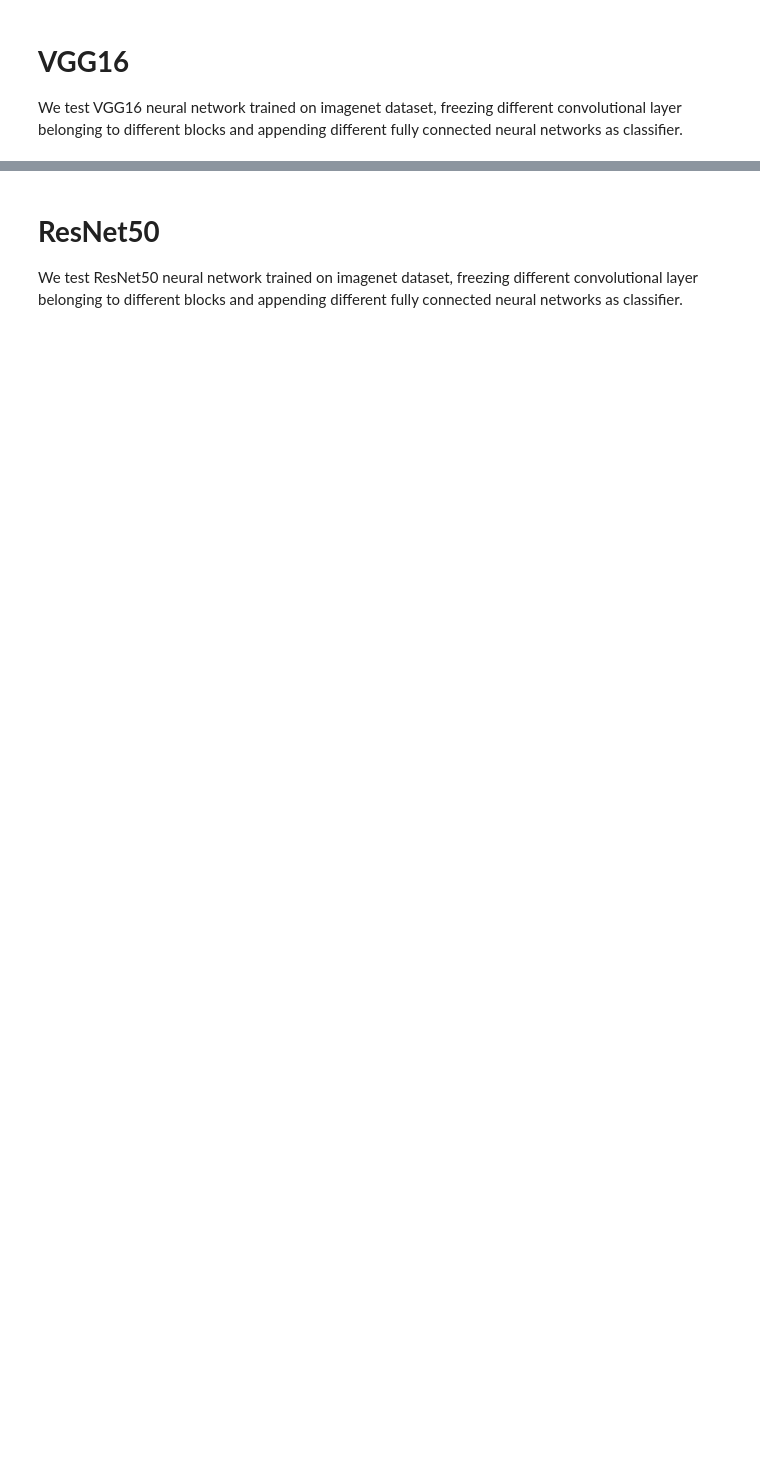
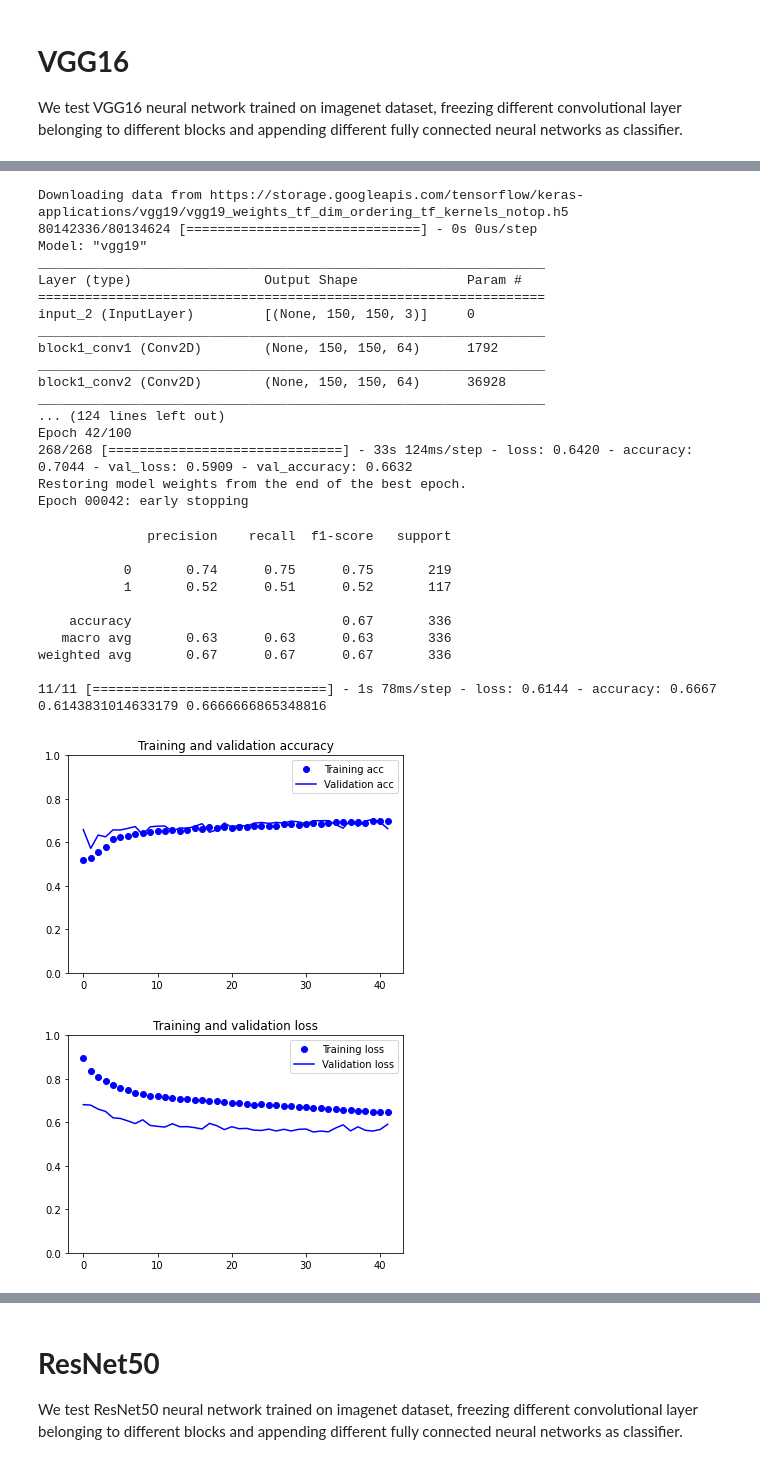
Before and after one commit to MarcoParola/medical_images_classification, a Jupyter notebook: Pretrained_CNN_3_2.ipynb, the cells around one changed output, grey strips where cells are left out. Drawn from its saved outputs; the diff is of its cells as text; code cells hidden in the pictures; blank space fills up the shorter version.

```diff
--- a/Pretrained_CNN_3_2.ipynb
+++ b/Pretrained_CNN_3_2.ipynb
@@ -195,0 +345,80 @@ plot_confusionMatrix(model, testSet, testLabels)
+# %%
+from tensorflow.keras.applications import VGG19
+
+tf.random.set_seed(7)
+
+#import pretrained model
+conv_base = VGG19(weights='imagenet',
+                  include_top=False,
+                  input_shape=(150, 150, 3))
+
+conv_base.summary()
+
+# Freeze layers
+conv_base.trainable = True
+set_trainable = False
+
+for layer in conv_base.layers:
+    if layer.name == 'block5_conv1':
+        set_trainable = True
+    if set_trainable:
+        layer.trainable = True
+    else:
+        layer.trainable = False
+
+# add fully connected layers as classifier
+VGG19_FT = models.Sequential()
+VGG19_FT.add(conv_base)
+VGG19_FT.add(layers.Flatten())
+VGG19_FT.add(layers.Dense(256, activation='relu'))
+VGG19_FT.add(layers.Dropout(rate=.5))
+VGG19_FT.add(layers.Dense(256, activation='relu'))
+VGG19_FT.add(layers.Dropout(rate=.5))
+VGG19_FT.add(layers.Dense(2, activation='sigmoid'))
+
+
+VGG19_FT.compile(loss='binary_crossentropy',
+              optimizer=optimizers.RMSprop(lr=2e-6),
+              metrics=['accuracy'])
+
+earlyStopCallback = tf.keras.callbacks.EarlyStopping(monitor='val_loss', mode='min', verbose=1, patience=10, restore_best_weights = True)
+
+history = VGG19_FT.fit(augmentedData, augmentedLabels, epochs=100, callbacks=[earlyStopCallback], batch_size=32, validation_split=0.2, class_weight = weights)
+
+pred = VGG19_FT.predict_classes(testSet)
+print(metrics.classification_report(testLabels, pred))
+test_loss, test_acc = VGG19_FT.evaluate(testSet, testLabelsCategorical)
+print(test_loss, test_acc)
+plot_accurancy_loss(history)
+plot_confusionMatrix(VGG19_FT, testSet, testLabels, classes)
+# %% [output]
+Downloading data from https://storage.googleapis.com/tensorflow/keras-applications/vgg19/vgg19_weights_tf_dim_ordering_tf_kernels_notop.h5
+80142336/80134624 [==============================] - 0s 0us/step
+Model: "vgg19"
+_________________________________________________________________
+Layer (type)                 Output Shape              Param #
+=================================================================
+input_2 (InputLayer)         [(None, 150, 150, 3)]     0
+_________________________________________________________________
+block1_conv1 (Conv2D)        (None, 150, 150, 64)      1792
+_________________________________________________________________
+block1_conv2 (Conv2D)        (None, 150, 150, 64)      36928
+_________________________________________________________________
+... (124 lines left out)
+Epoch 42/100
+268/268 [==============================] - 33s 124ms/step - loss: 0.6420 - accuracy: 0.7044 - val_loss: 0.5909 - val_accuracy: 0.6632
+Restoring model weights from the end of the best epoch.
+Epoch 00042: early stopping
+              precision    recall  f1-score   support
+
+           0       0.74      0.75      0.75       219
+           1       0.52      0.51      0.52       117
+
+    accuracy                           0.67       336
+   macro avg       0.63      0.63      0.63       336
+weighted avg       0.67      0.67      0.67       336
+
+11/11 [==============================] - 1s 78ms/step - loss: 0.6144 - accuracy: 0.6667
+0.6143831014633179 0.6666666865348816
+[figure, added]
+[figure, added]
```
Also changed, not shown: parts of 35 cells of this notebook.
